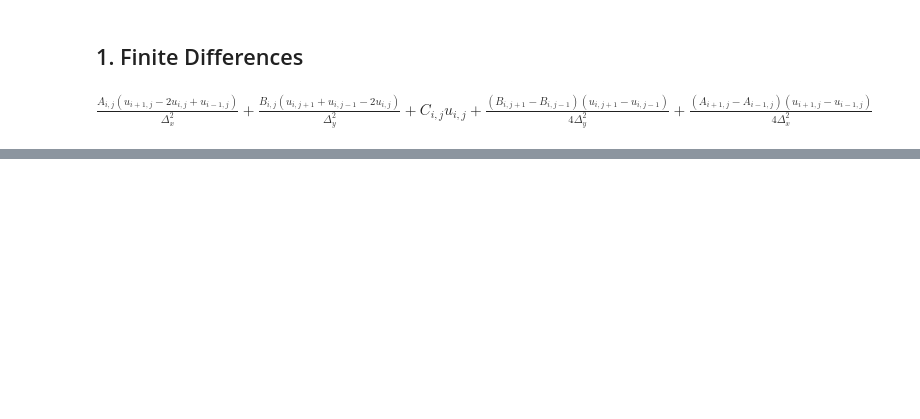
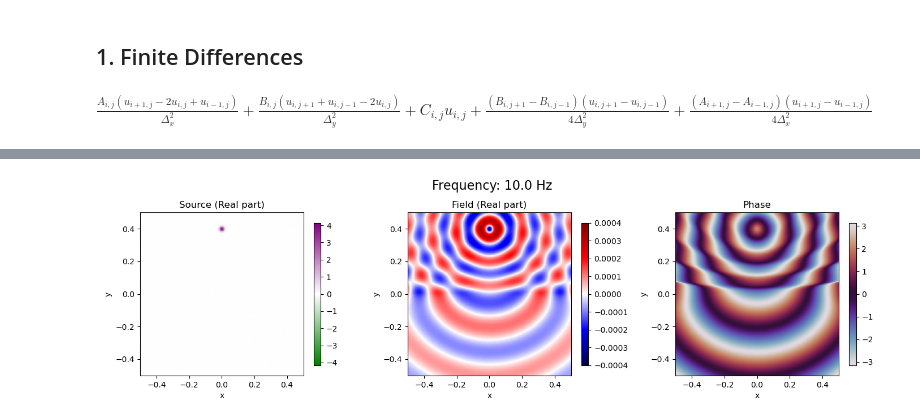
Before and after one commit to JulianSoZa/seismic_wave_propagation, a Jupyter notebook: notebooks/analysis/helmholtz_solver.ipynb, the cells around one changed output, grey strips where cells are left out. Cells and saved outputs as stored; diff of their text form; code cells hidden in the pictures; blank space fills up the shorter version.

```diff
--- a/notebooks/analysis/helmholtz_solver.ipynb
+++ b/notebooks/analysis/helmholtz_solver.ipynb
@@ -28,0 +157,32 @@ $\displaystyle u_{i+1,j} \left(\frac{A_{i+1,j}}{4 \Delta_{x}^{2}} + \frac{A_{i,j
+# %%
+idx_main_domain = (slice(nbl, -nbl), slice(nbl, -nbl))
+
+fig, (ax0, ax1, ax2) = plt.subplots(1, 3, figsize=(14, 4))
+fig.suptitle(f'Frequency: {frequency_array[this_nfrequency]:.1f} Hz', fontsize=16)
+
+vmax = np.max(np.abs(b))
+im0 = ax0.imshow(np.real(b)[idx_main_domain].T, extent=main_domain_extension, origin='lower', cmap=cmap_source, vmin=-vmax, vmax=vmax)
+fig.colorbar(im0, ax=ax0, shrink=0.8)
+ax0.set_title('Source (Real part)')
+ax0.set_xlabel('x')
+ax0.set_ylabel('y')
+
+# vmax = np.max(np.abs(np.real(u)))
+vmax = 4e-4
+im1 = ax1.imshow(np.real(u)[idx_main_domain].T, extent=main_domain_extension, origin='lower', cmap='seismic', vmin=-vmax, vmax=vmax)
+fig.colorbar(im1, ax=ax1, shrink=0.8)
+ax1.set_title('Field (Real part)')
+ax1.set_xlabel('x')
+ax1.set_ylabel('y')
+
+im2 = ax2.imshow(np.angle(u)[idx_main_domain].T, extent=main_domain_extension, origin='lower', cmap='twilight', vmin=-np.pi, vmax=np.pi)
+fig.colorbar(im2, ax=ax2, shrink=0.8)
+ax2.set_title('Phase')
+ax2.set_xlabel('x')
+ax2.set_ylabel('y')
+
+fig.tight_layout()
+
+plt.show()
+# %% [output]
+[figure, added]
```
Also changed, not shown: parts of 19 cells of this notebook.
